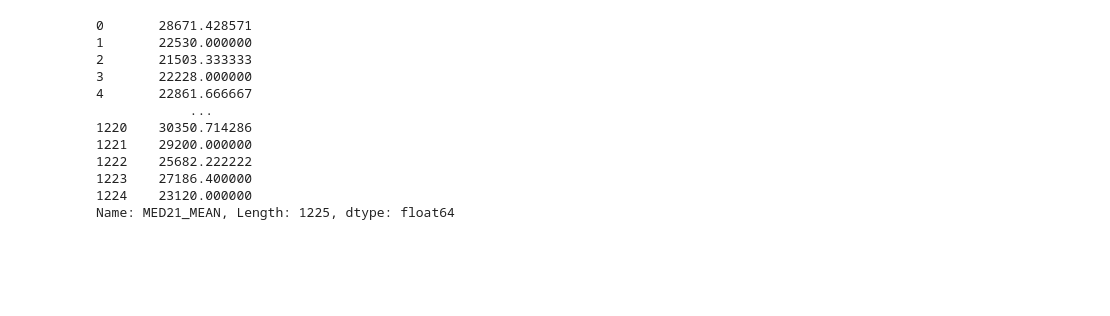
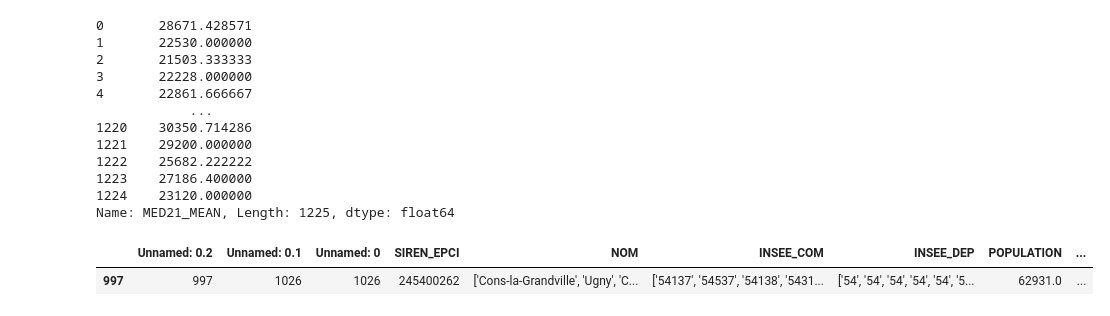
Before and after one commit to Qntouille/statapp, a Jupyter notebook: emission.ipynb, the cells around one changed output. Saved outputs shown, nothing was run; the diff lists cells and outputs as text; code cells hidden in the pictures; blank space fills up the shorter version.

```diff
--- a/emission.ipynb
+++ b/emission.ipynb
@@ -572,6 +572,8 @@ med21_national_mean = df_socio['MED21'].dropna().mean()
 # Vérifier si la moyenne nationale existe avant de l'utiliser
 if not pd.isna(med21_national_mean):
     epci_features['MED21_MEAN'] = epci_features['MED21_MEAN'].fillna(med21_national_mean)
+# %%
+pd.set_option('display.max_columns', None)
 # %%
 epci_features['MED21_MEAN']
 # %% [output]
@@ -587,3 +589,8 @@ epci_features['MED21_MEAN']
 1223    27186.400000
 1224    23120.000000
 Name: MED21_MEAN, Length: 1225, dtype: float64
+# %%
+epci_features.sample()
+# %% [output]
+|  | Unnamed: 0.2 | Unnamed: 0.1 | Unnamed: 0 | SIREN_EPCI | NOM | INSEE_COM | INSEE_DEP | POPULATION | ... |
+| 997 | 997 | 1026 | 1026 | 245400262 | ['Cons-la-Grandville', 'Ugny', 'C... | ['54137', '54537', '54138', '5431... | ['54', '54', '54', '54', '54', '5... | 62931.0 | ... |
```
Also changed, not shown: parts of 5 cells of this notebook.
